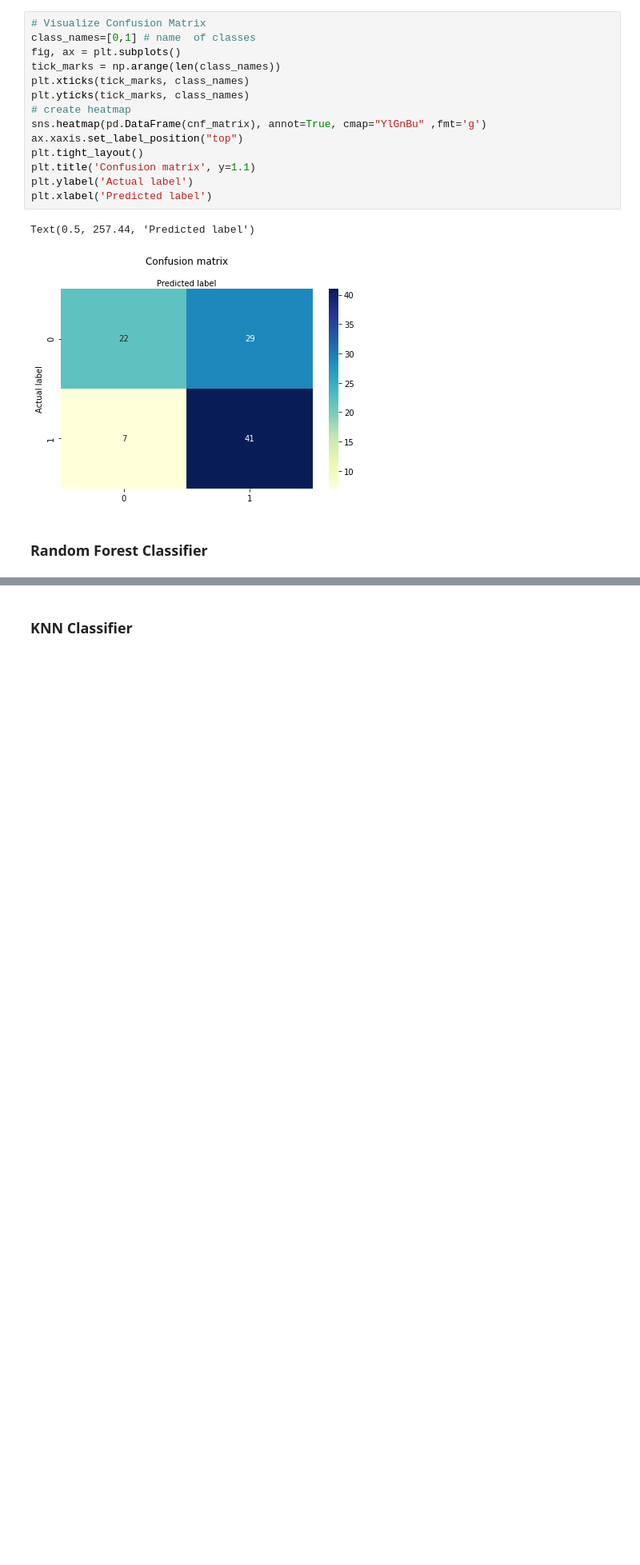
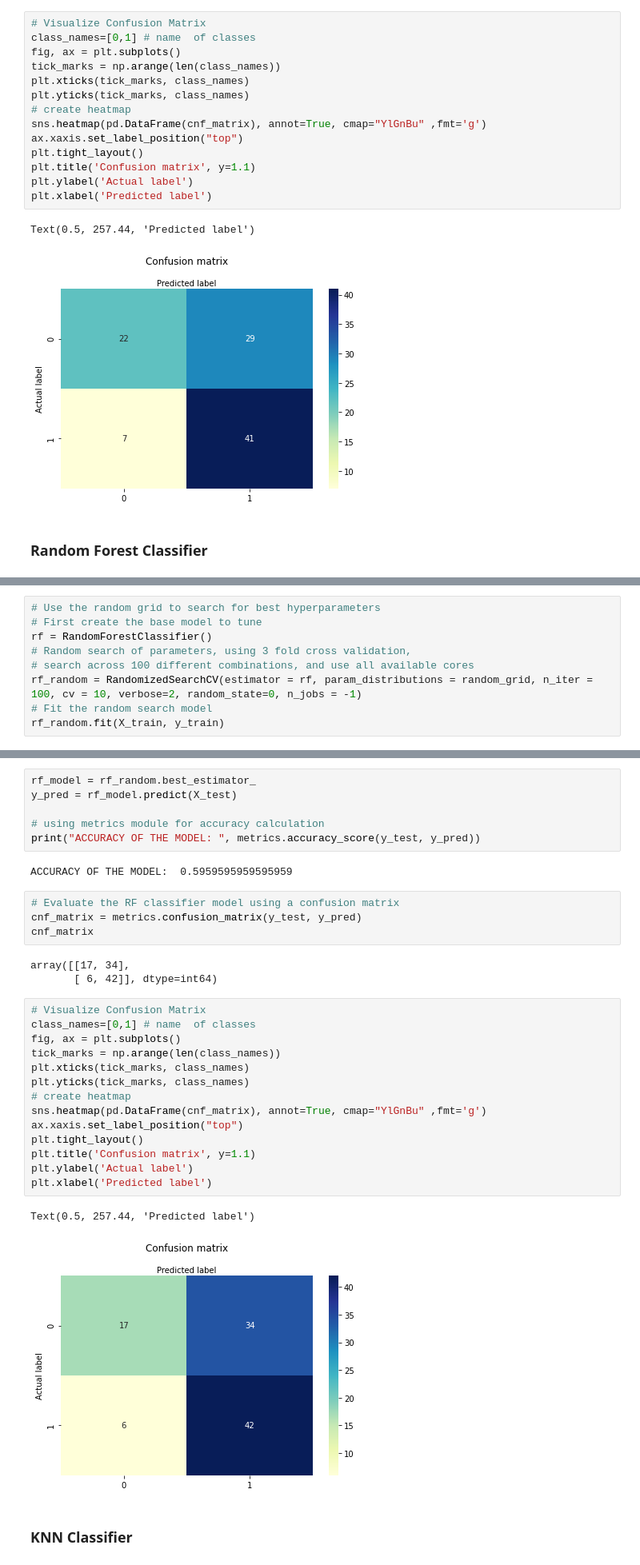
Before and after one commit to Amitparikh1/COMP-562-FinalProject, a Jupyter notebook: Final Project.ipynb, the cells around one changed output, grey strips where cells are left out. Shown at 80% size. Saved outputs shown, nothing was run; the diff lists cells and outputs as text; blank space fills up the shorter version.

Commit message:
cross validation for random forest classifier

```diff
--- a/Final Project.ipynb
+++ b/Final Project.ipynb
@@ -152,0 +151,9 @@ print("Optimal tree depth: ", optimal_j)
+# %%
+# Use the random grid to search for best hyperparameters
+# First create the base model to tune
+rf = RandomForestClassifier()
+# Random search of parameters, using 3 fold cross validation,
+# search across 100 different combinations, and use all available cores
+rf_random = RandomizedSearchCV(estimator = rf, param_distributions = random_grid, n_iter = 100, cv = 10, verbose=2, random_state=0, n_jobs = -1)
+# Fit the random search model
+rf_random.fit(X_train, y_train)
@@ -153,3 +171,35 @@ print("Optimal tree depth: ", optimal_j)
+# %%
+rf_model = rf_random.best_estimator_
+y_pred = rf_model.predict(X_test)
+
+# using metrics module for accuracy calculation
+print("ACCURACY OF THE MODEL: ", metrics.accuracy_score(y_test, y_pred))
+# %% [output]
+ACCURACY OF THE MODEL:  0.5959595959595959
+# %%
+# Evaluate the RF classifier model using a confusion matrix
+cnf_matrix = metrics.confusion_matrix(y_test, y_pred)
+cnf_matrix
+# %% [output]
+array([[17, 34],
+       [ 6, 42]], dtype=int64)
+# %%
+# Visualize Confusion Matrix
+class_names=[0,1] # name  of classes
+fig, ax = plt.subplots()
+tick_marks = np.arange(len(class_names))
+plt.xticks(tick_marks, class_names)
+plt.yticks(tick_marks, class_names)
+# create heatmap
+sns.heatmap(pd.DataFrame(cnf_matrix), annot=True, cmap="YlGnBu" ,fmt='g')
+ax.xaxis.set_label_position("top")
+plt.tight_layout()
+plt.title('Confusion matrix', y=1.1)
+plt.ylabel('Actual label')
+plt.xlabel('Predicted label')
+# %% [output]
+Text(0.5, 257.44, 'Predicted label')
+[figure, added]
 # %% [markdown]
 ### KNN Classifier
 # %%
```
Also changed, not shown: parts of 10 cells of this notebook.
